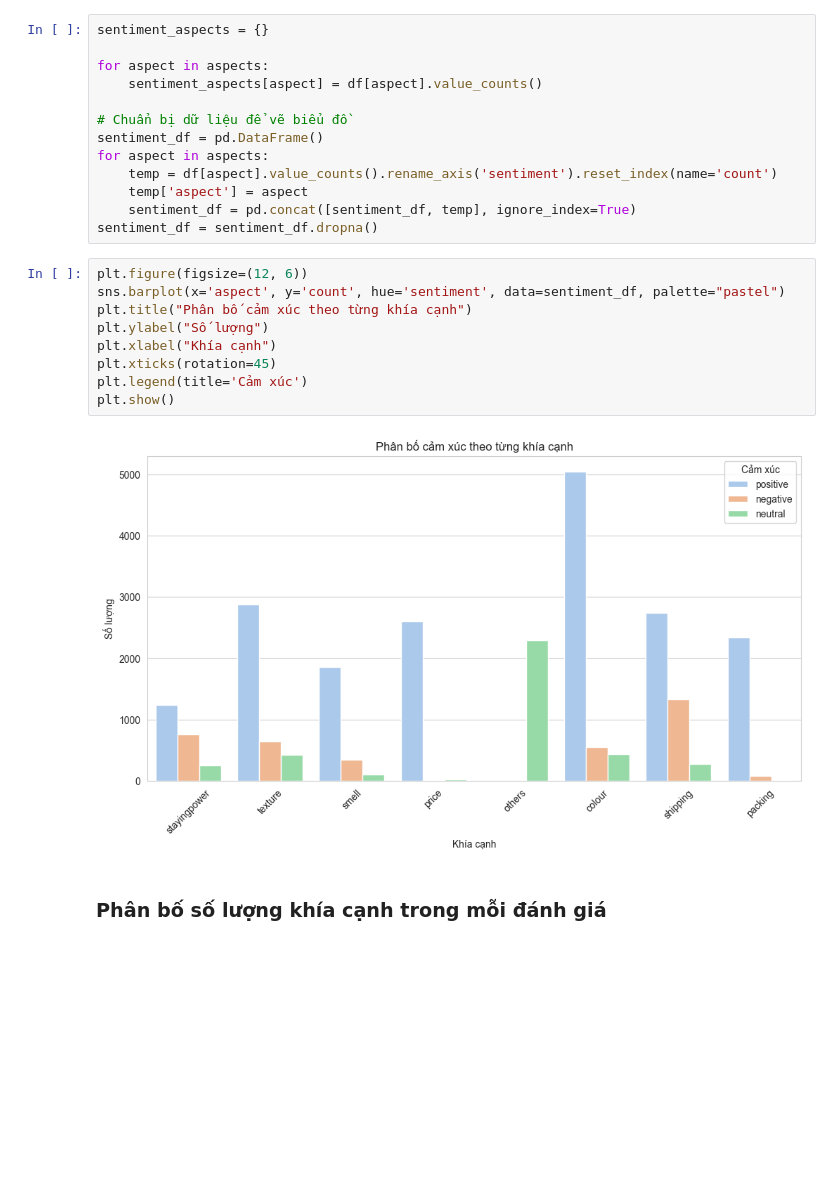
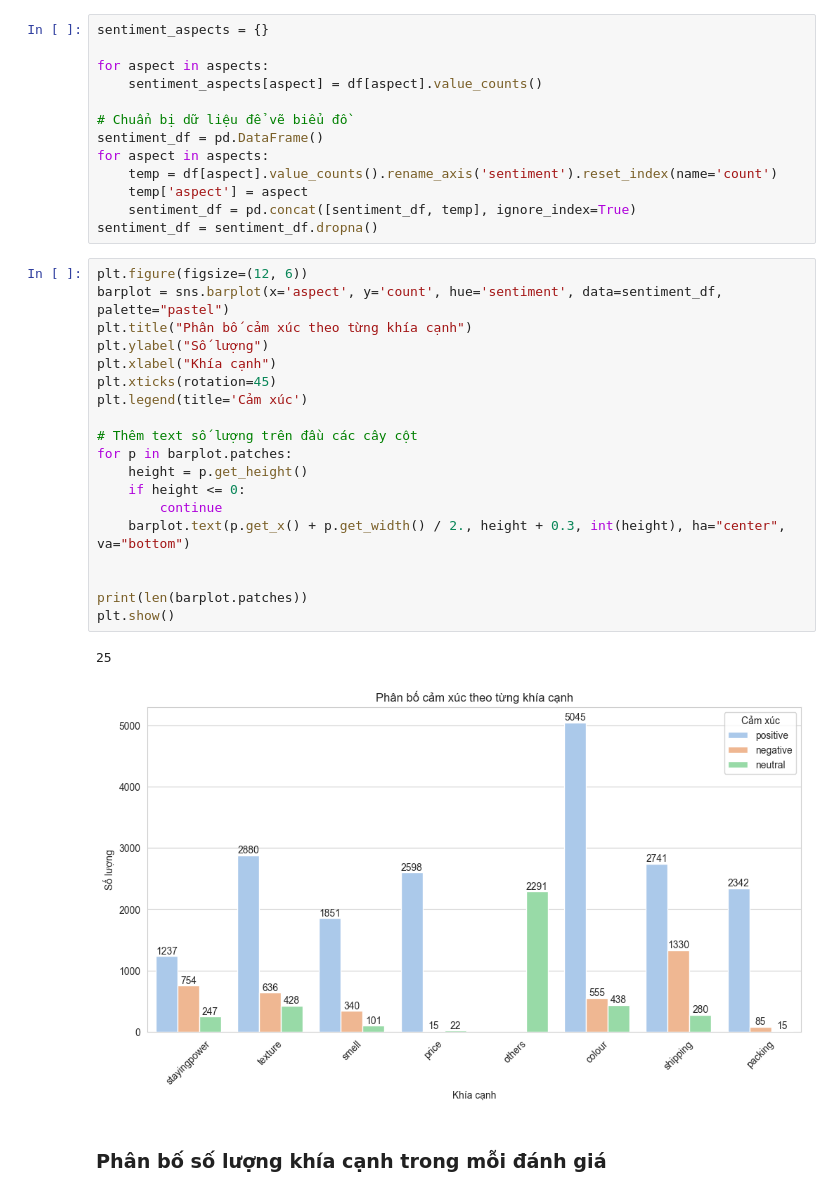
Before and after one commit to nvietanh1909/ABSA_Prompting, a Jupyter notebook: ViABSA_BP_EDA.ipynb, the cells around one changed output. Cells and saved outputs as stored; diff of their text form; blank space fills up the shorter version.

```diff
--- a/ViABSA_BP_EDA.ipynb
+++ b/ViABSA_BP_EDA.ipynb
@@ -149,15 +149,26 @@ for aspect in aspects:
 sentiment_df = sentiment_df.dropna()
 # %%
 plt.figure(figsize=(12, 6))
-sns.barplot(x='aspect', y='count', hue='sentiment', data=sentiment_df, palette="pastel")
+barplot = sns.barplot(x='aspect', y='count', hue='sentiment', data=sentiment_df, palette="pastel")
 plt.title("Phân bố cảm xúc theo từng khía cạnh")
 plt.ylabel("Số lượng")
 plt.xlabel("Khía cạnh")
 plt.xticks(rotation=45)
 plt.legend(title='Cảm xúc')
+
+# Thêm text số lượng trên đầu các cây cột
+for p in barplot.patches:
+    height = p.get_height()
+    if height <= 0:
+        continue
+    barplot.text(p.get_x() + p.get_width() / 2., height + 0.3, int(height), ha="center", va="bottom")
+
+
+print(len(barplot.patches))
 plt.show()
 # %% [output]
+25
-[figure, old version]
+[figure, new version]
 # %% [markdown]
 ### Phân bố số lượng khía cạnh trong mỗi đánh giá
 # %%
```
Also changed, not shown: 2 other files.
